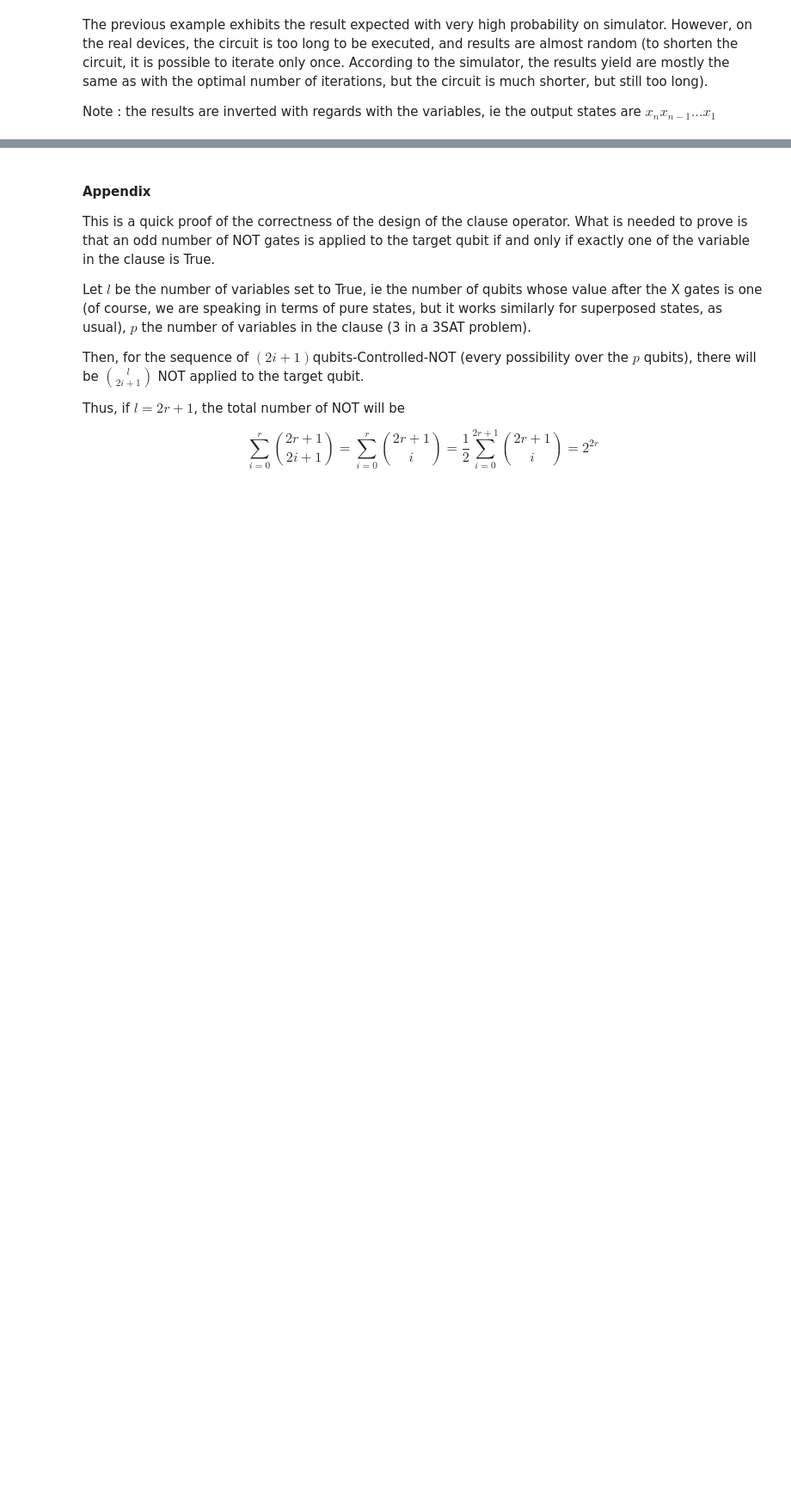
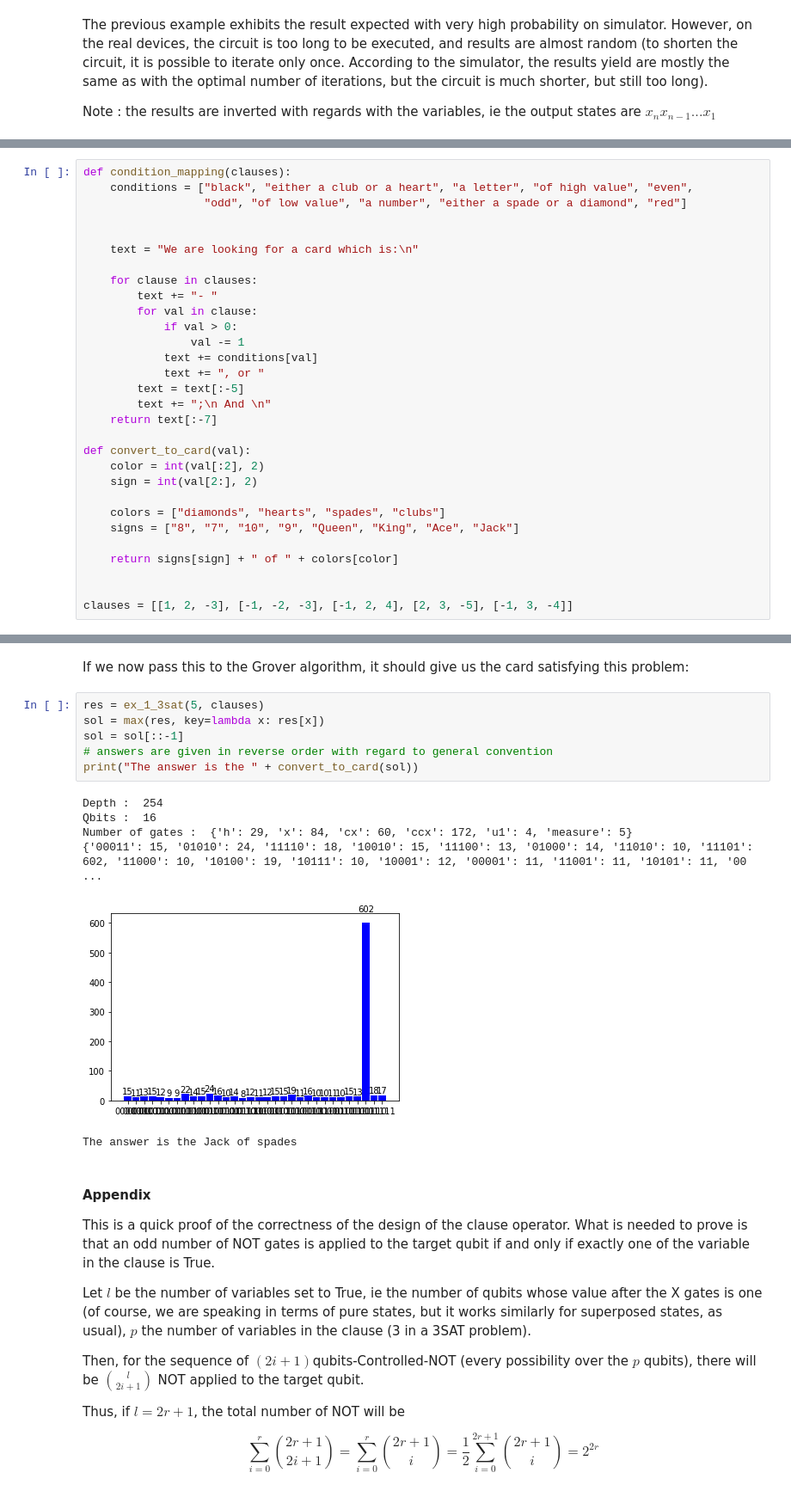
Before and after one commit to mtillet/grover, a Jupyter notebook: Exclusive1SAT.ipynb, the cells around one changed output, grey strips where cells are left out. Shown at 86% size. Drawn from its saved outputs; the diff is of its cells as text; blank space fills up the shorter version.

Commit message:
card finding problem added

```diff
--- a/Exclusive1SAT.ipynb
+++ b/Exclusive1SAT.ipynb
@@ -207,0 +224,30 @@ Note : the results are inverted with regards with the variables, ie the output s
+# %%
+def condition_mapping(clauses):
+    conditions = ["black", "either a club or a heart", "a letter", "of high value", "even",
+                  "odd", "of low value", "a number", "either a spade or a diamond", "red"]
+
+
+    text = "We are looking for a card which is:\n"
+
+    for clause in clauses:
+        text += "- "
+        for val in clause:
+            if val > 0:
+                val -= 1
+            text += conditions[val]
+            text += ", or "
+        text = text[:-5]
+        text += ";\n And \n"
+    return text[:-7]
+
+def convert_to_card(val):
+    color = int(val[:2], 2)
+    sign = int(val[2:], 2)
+
+    colors = ["diamonds", "hearts", "spades", "clubs"]
+    signs = ["8", "7", "10", "9", "Queen", "King", "Ace", "Jack"]
+
+    return signs[sign] + " of " + colors[color]
+
+
+clauses = [[1, 2, -3], [-1, -2, -3], [-1, 2, 4], [2, 3, -5], [-1, 3, -4]]
@@ -208,3 +279,18 @@ Note : the results are inverted with regards with the variables, ie the output s
+# %% [markdown]
+If we now pass this to the Grover algorithm, it should give us the card satisfying this problem:
+# %%
+res = ex_1_3sat(5, clauses)
+sol = max(res, key=lambda x: res[x])
+sol = sol[::-1]
+# answers are given in reverse order with regard to general convention
+print("The answer is the " + convert_to_card(sol))
+# %% [output]
+Depth :  254
+Qbits :  16
+Number of gates :  {'h': 29, 'x': 84, 'cx': 60, 'ccx': 172, 'u1': 4, 'measure': 5}
+{'00011': 15, '01010': 24, '11110': 18, '10010': 15, '11100': 13, '01000': 14, '11010': 10, '11101': 602, '11000': 10, '10100': 19, '10111': 10, '10001': 12, '00001': 11, '11001': 11, '10101': 11, '00 ...
+[figure, added]
+The answer is the Jack of spades
 # %% [markdown]
 #### Appendix
 
```
Also changed, not shown: parts of 4 cells of this notebook.
